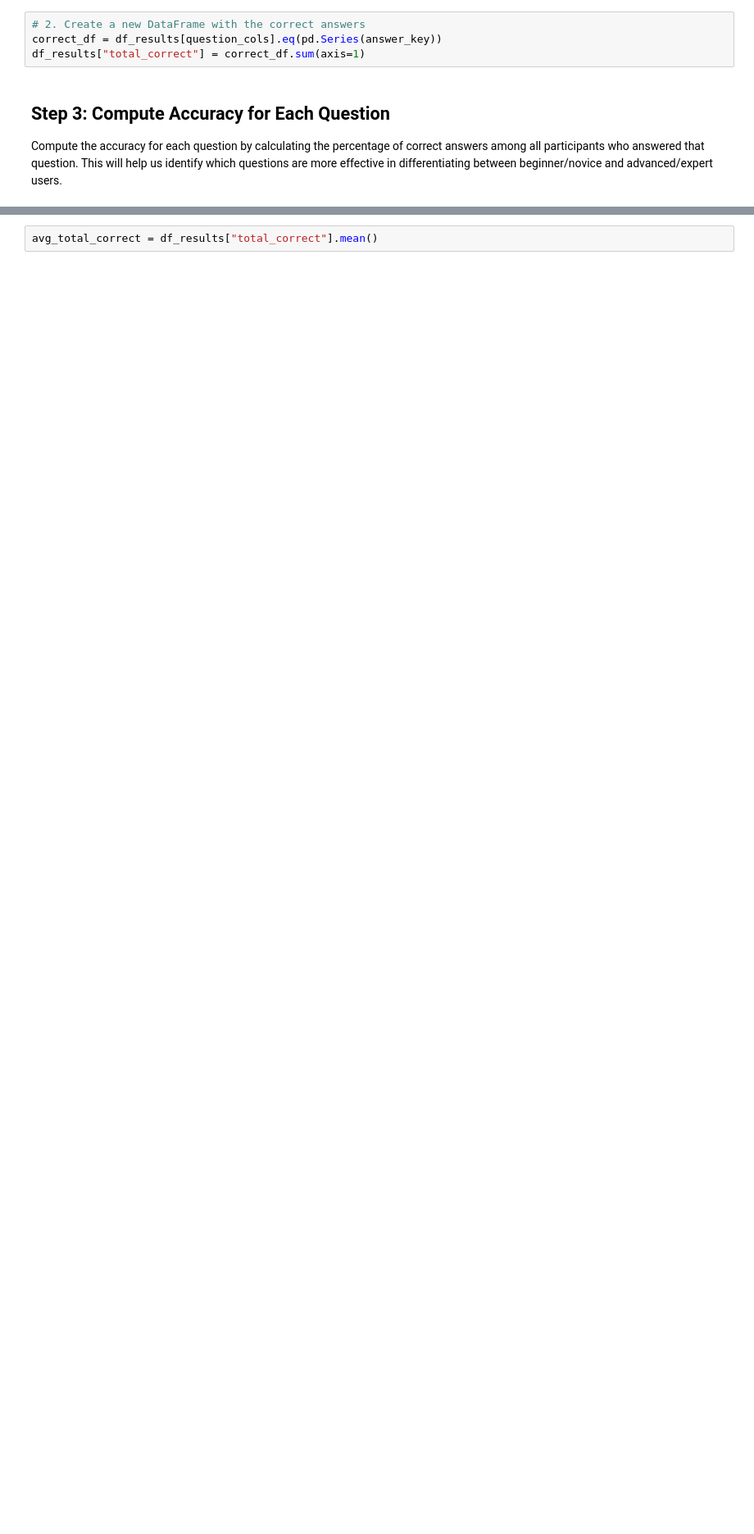
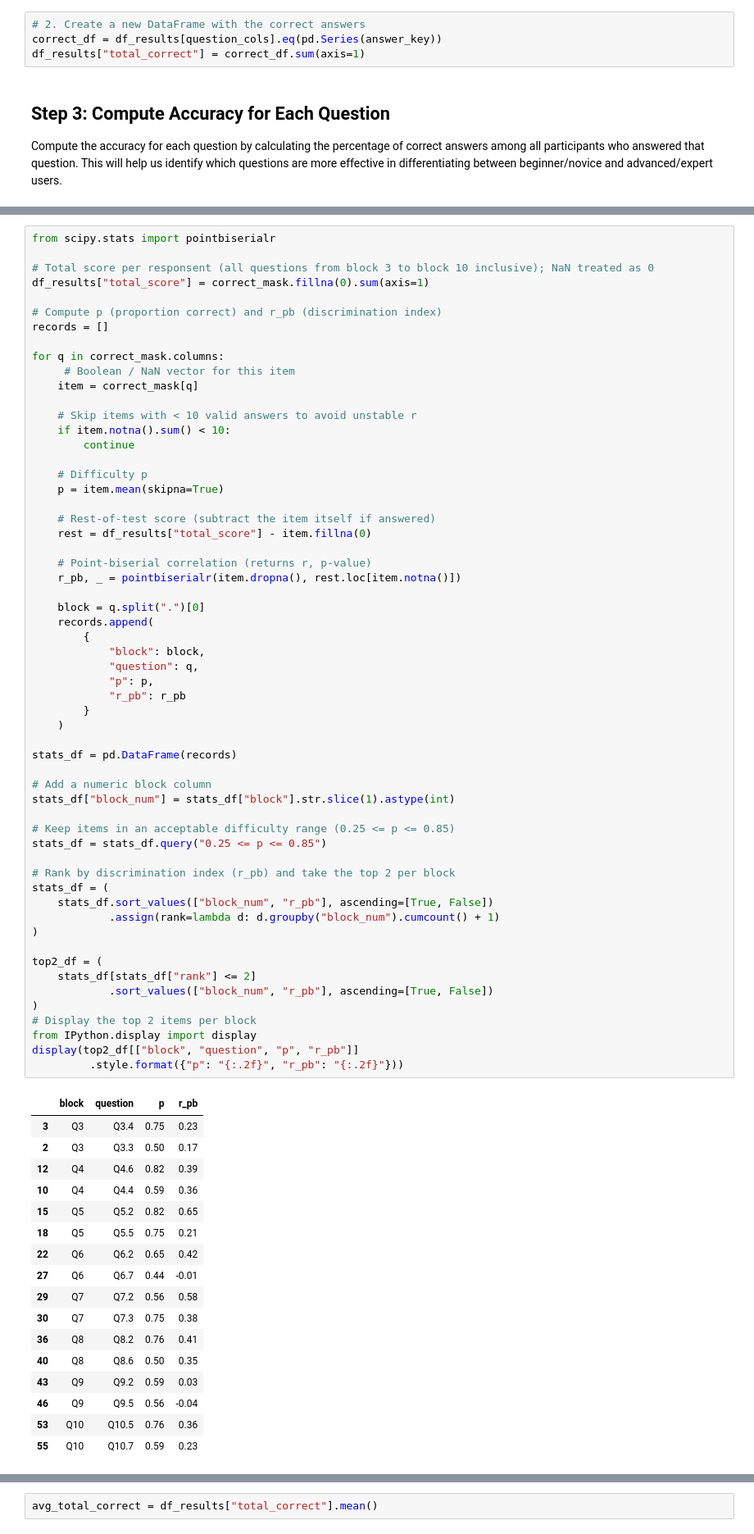
Before and after one commit to alemoraru/exceed-python-skill-assessment, a Jupyter notebook: analysis/detailed_analysis.ipynb, the cells around one changed output, grey strips where cells are left out. Shown: that part at 82% size. Drawn from its saved outputs; the diff is of its cells as text; blank space fills up the shorter version.

```diff
--- a/analysis/detailed_analysis.ipynb
+++ b/analysis/detailed_analysis.ipynb
@@ -112 +139,77 @@ display(question_perf)
+# %%
+from scipy.stats import pointbiserialr
+
+# Total score per responsent (all questions from block 3 to block 10 inclusive); NaN treated as 0
+df_results["total_score"] = correct_mask.fillna(0).sum(axis=1)
+
+# Compute p (proportion correct) and r_pb (discrimination index)
+records = []
+
+for q in correct_mask.columns:
+     # Boolean / NaN vector for this item
+    item = correct_mask[q]
+
+    # Skip items with < 10 valid answers to avoid unstable r
+    if item.notna().sum() < 10:
+        continue
+
+    # Difficulty p
+    p = item.mean(skipna=True)
+
+    # Rest-of-test score (subtract the item itself if answered)
+    rest = df_results["total_score"] - item.fillna(0)
+
+    # Point-biserial correlation (returns r, p-value)
+    r_pb, _ = pointbiserialr(item.dropna(), rest.loc[item.notna()])
+
+    block = q.split(".")[0]
+    records.append(
+        {
+            "block": block,
+            "question": q,
+            "p": p,
+            "r_pb": r_pb
+        }
+    )
+
+stats_df = pd.DataFrame(records)
+
+# Add a numeric block column
+stats_df["block_num"] = stats_df["block"].str.slice(1).astype(int)
+
+# Keep items in an acceptable difficulty range (0.25 <= p <= 0.85)
+stats_df = stats_df.query("0.25 <= p <= 0.85")
+
+# Rank by discrimination index (r_pb) and take the top 2 per block
+stats_df = (
+    stats_df.sort_values(["block_num", "r_pb"], ascending=[True, False])
+            .assign(rank=lambda d: d.groupby("block_num").cumcount() + 1)
+)
+
+top2_df = (
+    stats_df[stats_df["rank"] <= 2]
+            .sort_values(["block_num", "r_pb"], ascending=[True, False])
+)
+# Display the top 2 items per block
+from IPython.display import display
+display(top2_df[["block", "question", "p", "r_pb"]]
+         .style.format({"p": "{:.2f}", "r_pb": "{:.2f}"}))
+# %% [output]
+|  | block | question | p | r_pb |
+| 3 | Q3 | Q3.4 | 0.75 | 0.23 |
+| 2 | Q3 | Q3.3 | 0.50 | 0.17 |
+| 12 | Q4 | Q4.6 | 0.82 | 0.39 |
+| 10 | Q4 | Q4.4 | 0.59 | 0.36 |
+| 15 | Q5 | Q5.2 | 0.82 | 0.65 |
+| 18 | Q5 | Q5.5 | 0.75 | 0.21 |
+| 22 | Q6 | Q6.2 | 0.65 | 0.42 |
+| 27 | Q6 | Q6.7 | 0.44 | -0.01 |
+| 29 | Q7 | Q7.2 | 0.56 | 0.58 |
+| 30 | Q7 | Q7.3 | 0.75 | 0.38 |
+| 36 | Q8 | Q8.2 | 0.76 | 0.41 |
+| 40 | Q8 | Q8.6 | 0.50 | 0.35 |
+| 43 | Q9 | Q9.2 | 0.59 | 0.03 |
+| 46 | Q9 | Q9.5 | 0.56 | -0.04 |
+| 53 | Q10 | Q10.5 | 0.76 | 0.36 |
+| 55 | Q10 | Q10.7 | 0.59 | 0.23 |
 # %% [markdown]
```
Also changed, not shown: parts of 7 cells of this notebook, 1 other file.
